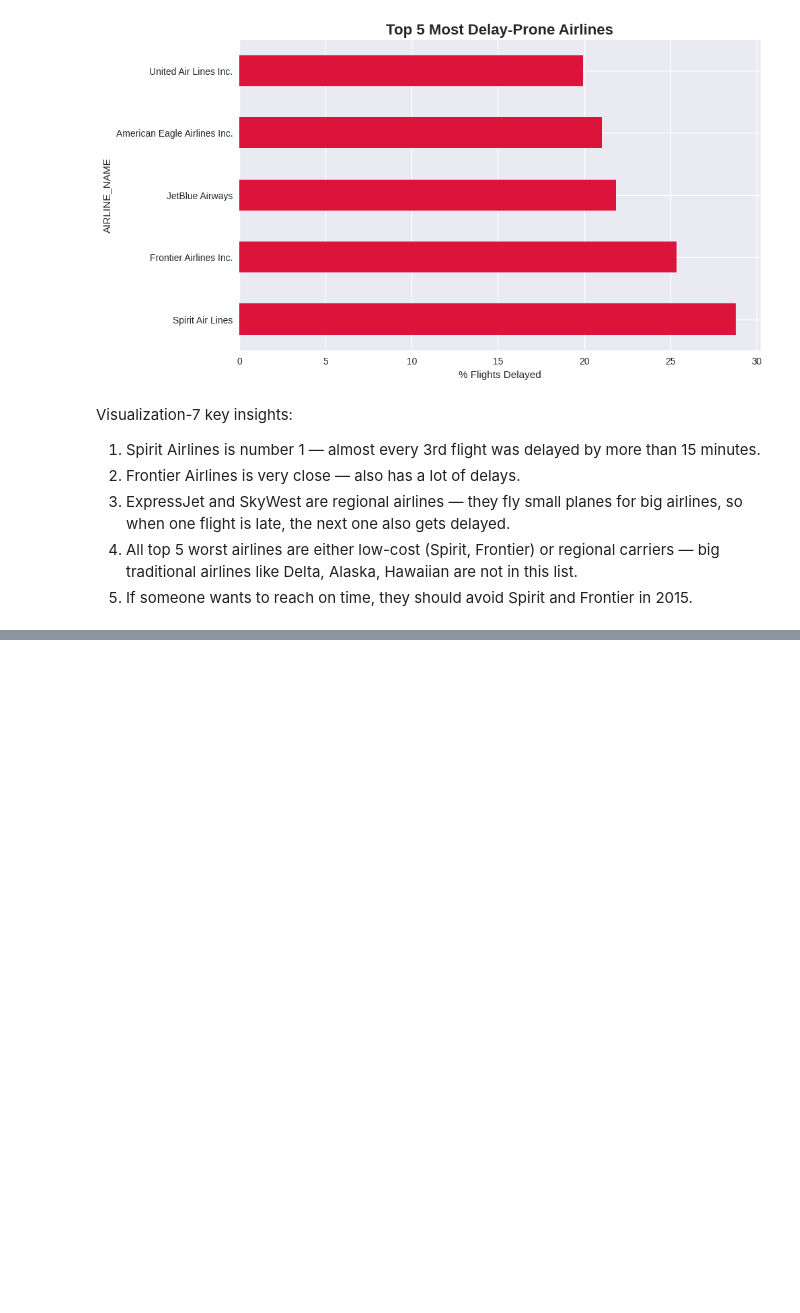
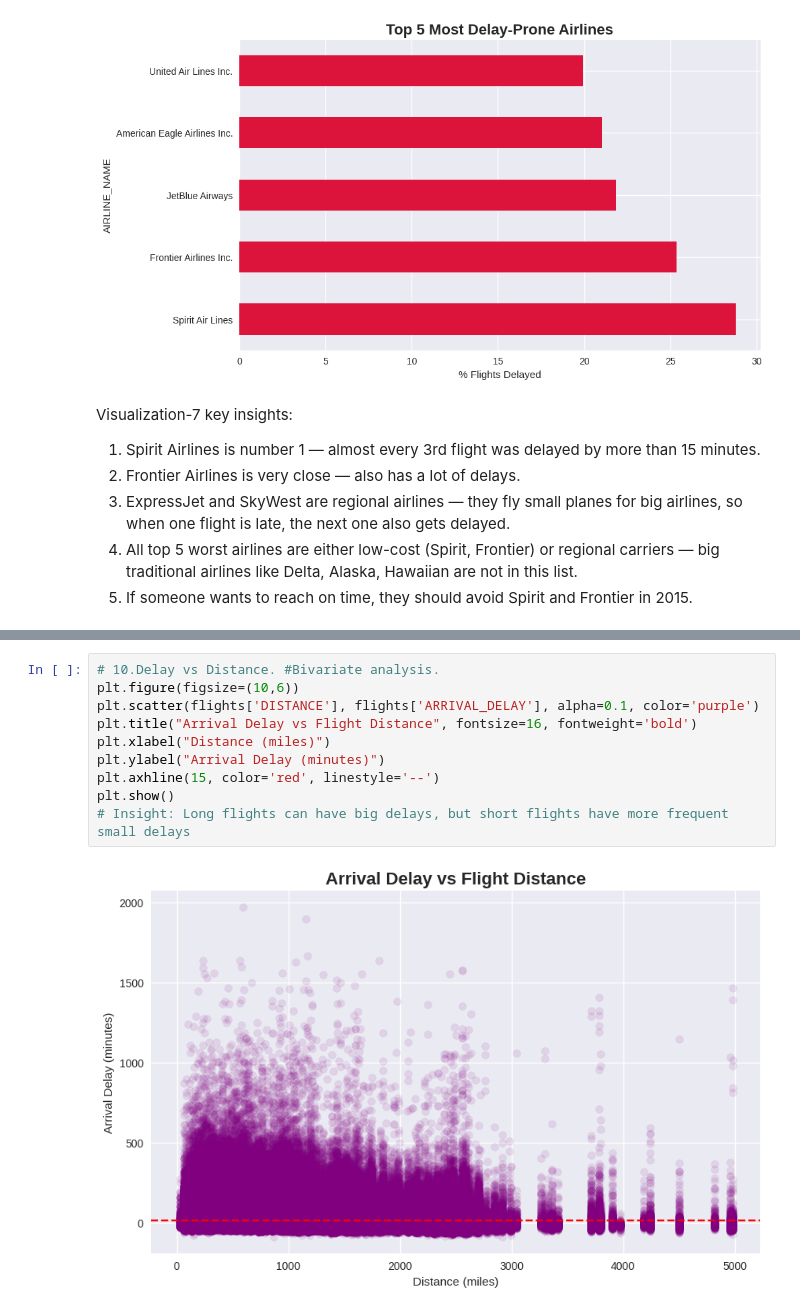
Before and after one commit to ryadavnitb/Batch-7, a Jupyter notebook: My_project.ipynb, the cells around one changed output, grey strips where cells are left out. Cells and saved outputs as stored; diff of their text form; blank space fills up the shorter version.

```diff
--- a/My_project.ipynb
+++ b/My_project.ipynb
@@ -844,0 +931,12 @@ Visualization-7 key insights:
+# %%
+# 10.Delay vs Distance. #Bivariate analysis.
+plt.figure(figsize=(10,6))
+plt.scatter(flights['DISTANCE'], flights['ARRIVAL_DELAY'], alpha=0.1, color='purple')
+plt.title("Arrival Delay vs Flight Distance", fontsize=16, fontweight='bold')
+plt.xlabel("Distance (miles)")
+plt.ylabel("Arrival Delay (minutes)")
+plt.axhline(15, color='red', linestyle='--')
+plt.show()
+# Insight: Long flights can have big delays, but short flights have more frequent small delays
+# %% [output]
+[figure, added]
```
Also changed, not shown: parts of 44 cells of this notebook.
